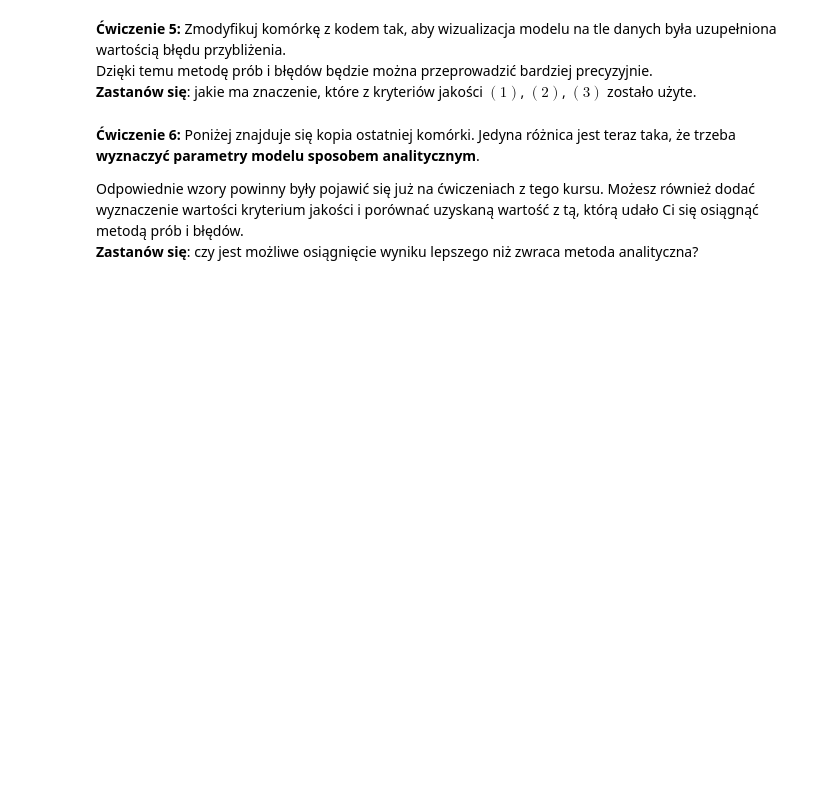
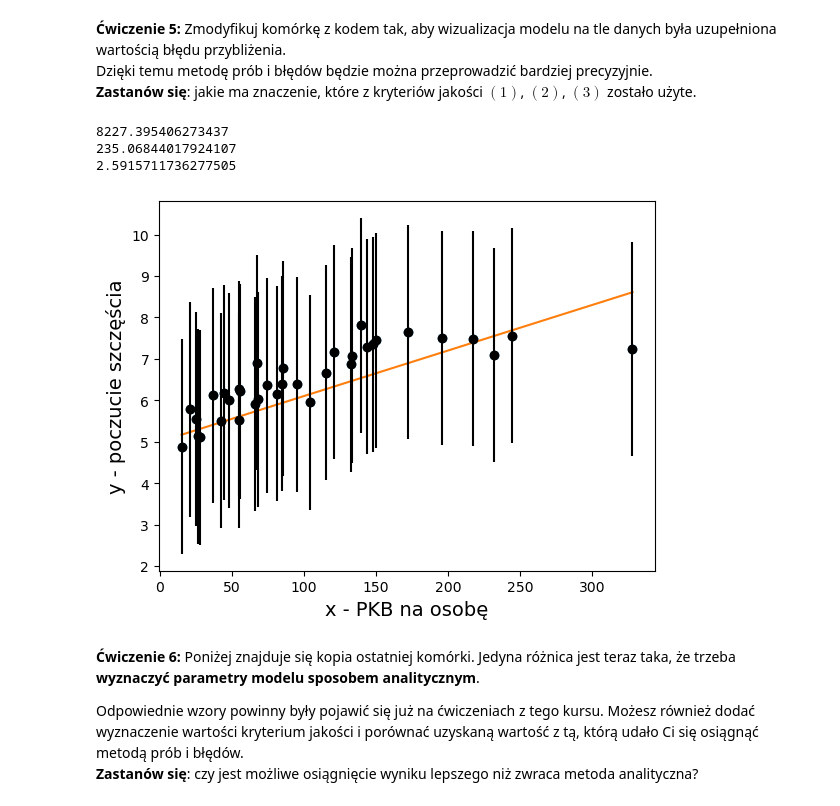
Before and after one commit to sliweq/sem4, a Jupyter notebook: msid_l/list_3/3_metoda_najmniejszych_kwadratow.ipynb, the cells around one changed output. Cells and saved outputs as stored; diff of their text form; code cells hidden in the pictures; blank space fills up the shorter version.

```diff
--- a/msid_l/list_3/3_metoda_najmniejszych_kwadratow.ipynb
+++ b/msid_l/list_3/3_metoda_najmniejszych_kwadratow.ipynb
@@ -204,3 +200,24 @@ plt.show()
+# %%
+...
+
+from numpy import sqrt
+plt.scatter(X,Y)
+plt.plot(X_test, Y_pred, color='tab:orange')
+
+
+print(sum([(i-Y_pred[i])**2 for i in range(0,len(Y))]))
+print(1/len(Y)*sum([(i-Y_pred[i])**2 for i in range(0,len(Y))]))
+print(1/len(Y)*sqrt(sum([(i-Y_pred[i])**2 for i in range(0,len(Y))])))
+
+plt.xlabel('x - PKB na osobę', fontsize=14)
+plt.ylabel('y - poczucie szczęścia', fontsize=14)
+plt.errorbar(X, Y, yerr=(1/len(Y))*sqrt(sum([(i-Y_pred[i])**2 for i in range(0,len(Y))])), fmt='o', color='black')
+plt.show()
+# %% [output]
+8227.395406273437
+235.06844017924107
+2.5915711736277505
+[figure, added]
 # %% [markdown]
 **Ćwiczenie 6:** Poniżej znajduje się kopia ostatniej komórki. Jedyna różnica jest teraz taka, że trzeba **wyznaczyć parametry modelu sposobem analitycznym**.
 
```
Also changed, not shown: parts of 9 cells of this notebook, 4 other files.
